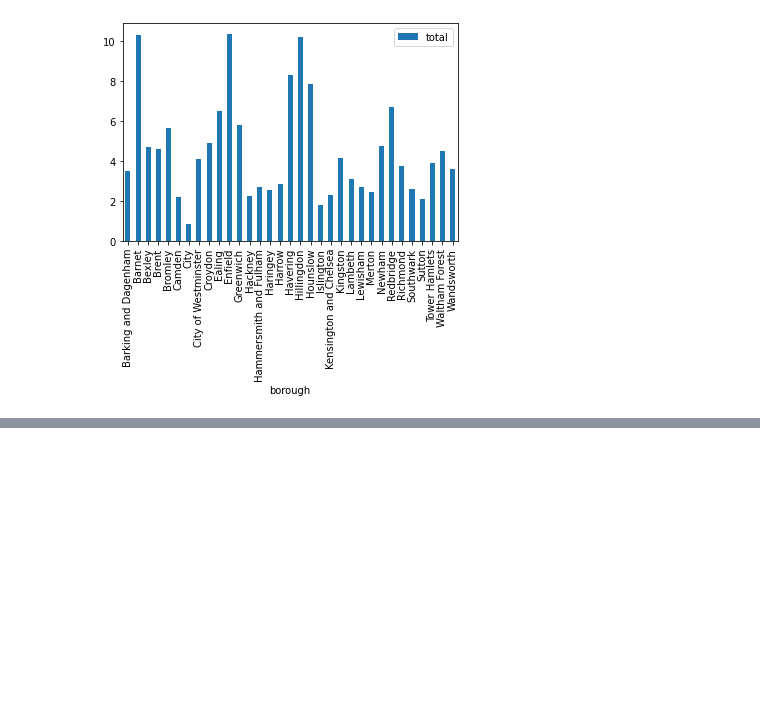
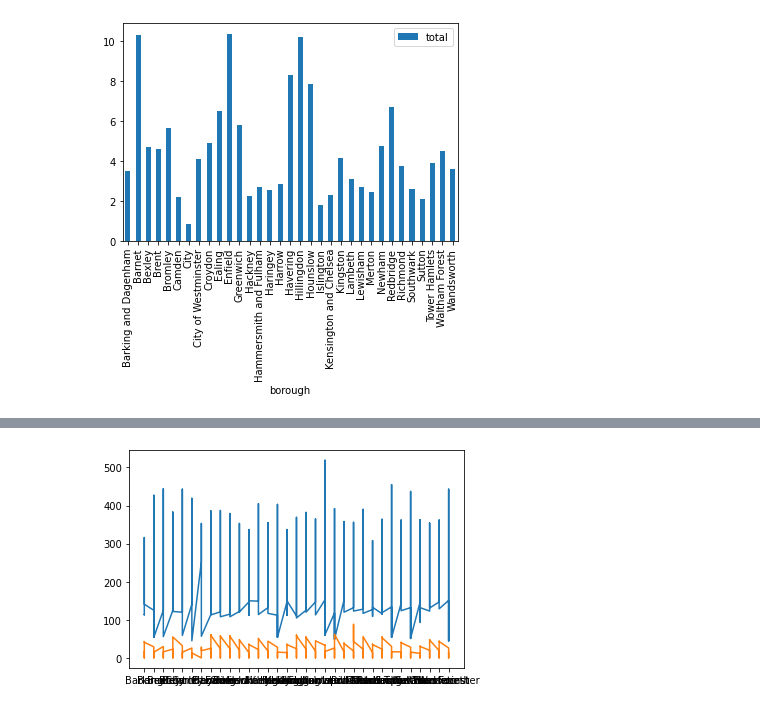
Before and after one commit to irvifa/data-visualization, a Jupyter notebook: air-pollution.ipynb, the cells around one changed output, grey strips where cells are left out. Cells and saved outputs as stored; diff of their text form; code cells hidden in the pictures; blank space fills up the shorter version.

Commit message:
Add more data for other borough.

```diff
--- a/air-pollution.ipynb
+++ b/air-pollution.ipynb
@@ -367,0 +393,7 @@ merged.plot(column=variable, cmap='Blues', linewidth=0.8, ax=ax, edgecolor='0.8'
+# %%
+def get_diseases_insight_based_on_filter(diseases_data_prediction, filters):
+    sm = diseases_data_prediction.groupby(filters, as_index=False).sum()
+    return sm
+# %%
+diseases_summary = get_diseases_insight_based_on_filter(diseases_data_prediction, ['borough', 'disease', 'year', 'above_threshold'])
+diseases_summary.head()
@@ -367,0 +407,4 @@ merged.plot(column=variable, cmap='Blues', linewidth=0.8, ax=ax, edgecolor='0.8'
+# %%
+diseases_summary_with_low_pollutant = diseases_summary[diseases_summary['above_threshold']==0]
+diseases_summary_with_low_pollutant = diseases_summary_with_low_pollutant.drop(['above_threshold'], axis=1)
+diseases_summary_with_low_pollutant.head()
@@ -367,0 +418,4 @@ merged.plot(column=variable, cmap='Blues', linewidth=0.8, ax=ax, edgecolor='0.8'
+# %%
+diseases_summary_with_high_pollutant = diseases_summary[diseases_summary['above_threshold']==1]
+diseases_summary_with_high_pollutant = diseases_summary_with_high_pollutant.drop(['above_threshold'], axis=1)
+diseases_summary_with_high_pollutant.head()
@@ -367,0 +429,7 @@ merged.plot(column=variable, cmap='Blues', linewidth=0.8, ax=ax, edgecolor='0.8'
+# %%
+# Those with higher exposure will have larger incidence
+plt.plot(diseases_summary_with_high_pollutant['borough'], diseases_summary_with_high_pollutant['incidence'])
+plt.plot(diseases_summary_with_low_pollutant['borough'], diseases_summary_with_low_pollutant['incidence'])
+plt.show()
+# %% [output]
+[figure, added]
```
Also changed, not shown: parts of 12 cells of this notebook, 3 other files.
